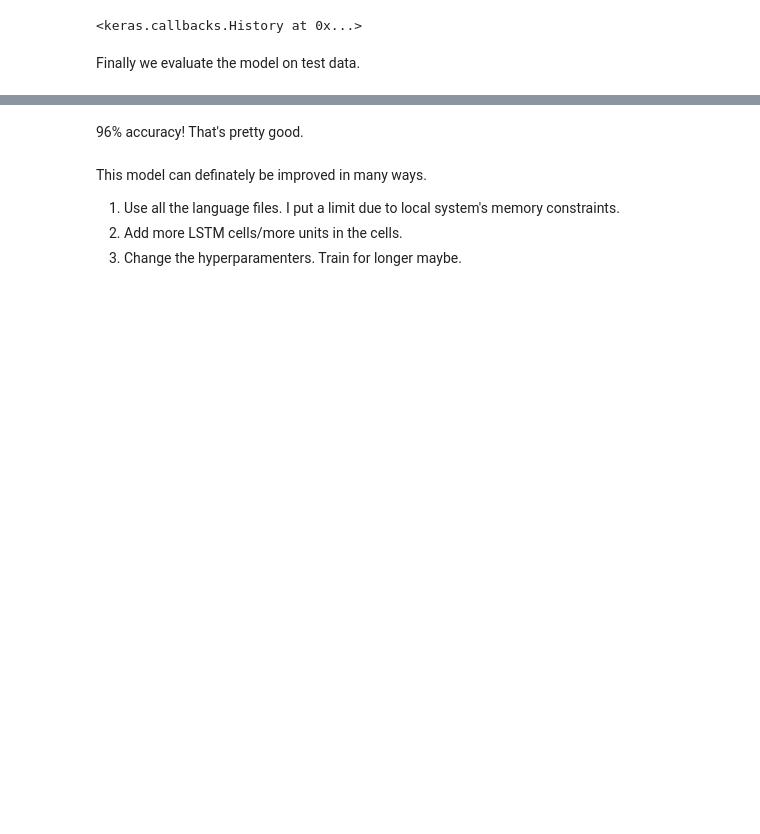
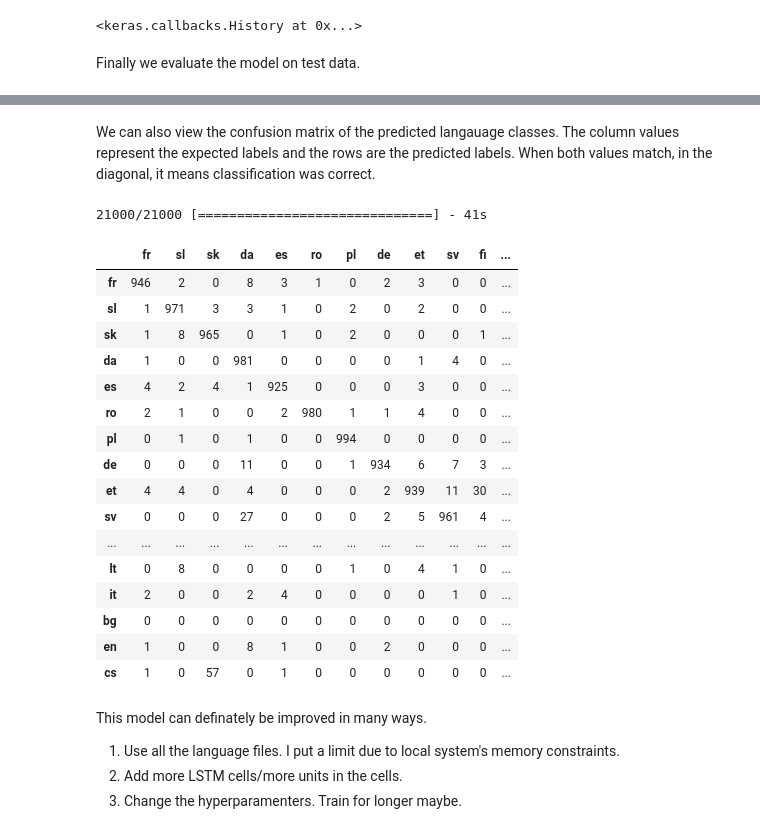
Before and after one commit to sharvani198/lang-detect, a Jupyter notebook: lang-detection.ipynb, the cells around one changed output, grey strips where cells are left out. Saved outputs shown, nothing was run; the diff lists cells and outputs as text; code cells hidden in the pictures; blank space fills up the shorter version.

Commit message:
Confusion matrix

```diff
--- a/lang-detection.ipynb
+++ b/lang-detection.ipynb
@@ -245,5 +245,33 @@ Accuracy: 96.40%
-# %% [markdown]
-96% accuracy! That's pretty good.
+# %% [markdown]
+We can also view the confusion matrix of the predicted langauage classes. The column values represent the expected labels and the rows are the predicted labels. When both values match, in the diagonal, it means classification was correct.
+# %%
+y_pred = model.predict(x_test, verbose=1)
+
+y_pred_labels = np.asarray([ languages[i] for i in np.argmax(y_pred.astype(float), axis=1)])
+y_test_labels = np.asarray([ languages[i] for i in np.argmax(y_test.astype(float), axis=1)])
+conf = confusion_matrix(y_test_labels, y_pred_labels, labels=languages)
+
+pd.set_option('display.max_columns', 22)
+pd.DataFrame(conf, index=languages, columns=languages)
+# %% [output]
+21000/21000 [==============================] - 41s
+|  | fr | sl | sk | da | es | ro | pl | de | et | sv | fi | ... |
+| fr | 946 | 2 | 0 | 8 | 3 | 1 | 0 | 2 | 3 | 0 | 0 | ... |
+| sl | 1 | 971 | 3 | 3 | 1 | 0 | 2 | 0 | 2 | 0 | 0 | ... |
+| sk | 1 | 8 | 965 | 0 | 1 | 0 | 2 | 0 | 0 | 0 | 1 | ... |
+| da | 1 | 0 | 0 | 981 | 0 | 0 | 0 | 0 | 1 | 4 | 0 | ... |
+| es | 4 | 2 | 4 | 1 | 925 | 0 | 0 | 0 | 3 | 0 | 0 | ... |
+| ro | 2 | 1 | 0 | 0 | 2 | 980 | 1 | 1 | 4 | 0 | 0 | ... |
+| pl | 0 | 1 | 0 | 1 | 0 | 0 | 994 | 0 | 0 | 0 | 0 | ... |
+| de | 0 | 0 | 0 | 11 | 0 | 0 | 1 | 934 | 6 | 7 | 3 | ... |
+| et | 4 | 4 | 0 | 4 | 0 | 0 | 0 | 2 | 939 | 11 | 30 | ... |
+| sv | 0 | 0 | 0 | 27 | 0 | 0 | 0 | 2 | 5 | 961 | 4 | ... |
+| ... | ... | ... | ... | ... | ... | ... | ... | ... | ... | ... | ... | ... |
+| lt | 0 | 8 | 0 | 0 | 0 | 0 | 1 | 0 | 4 | 1 | 0 | ... |
+| it | 2 | 0 | 0 | 2 | 4 | 0 | 0 | 0 | 0 | 1 | 0 | ... |
+| bg | 0 | 0 | 0 | 0 | 0 | 0 | 0 | 0 | 0 | 0 | 0 | ... |
+| en | 1 | 0 | 0 | 8 | 1 | 0 | 0 | 2 | 0 | 0 | 0 | ... |
+| cs | 1 | 0 | 57 | 0 | 1 | 0 | 0 | 0 | 0 | 0 | 0 | ... |
 # %% [markdown]
 This model can definately be improved in many ways.
 1. Use all the language files. I put a limit due to local system's memory constraints.
```
Also changed, not shown: parts of 3 cells of this notebook, 1 other file.
